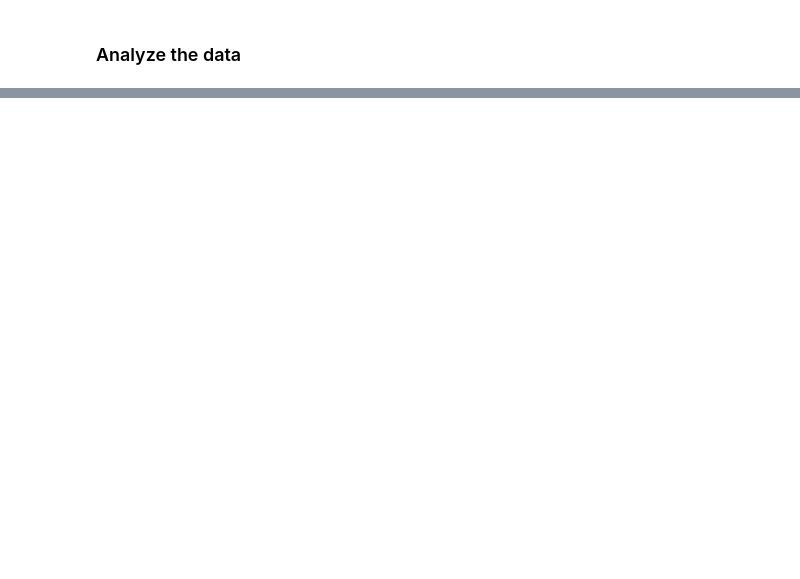
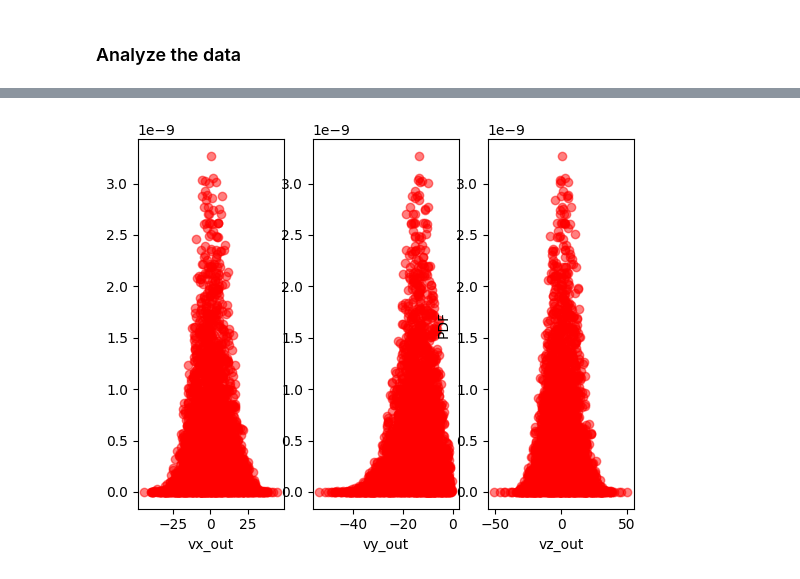
Before and after one commit to QuintenTijn/4AI000_Heat_and_flow, a Jupyter notebook: Materials_for_ML_assigment_2025/GMM_testing_notebook.ipynb, the cells around one changed output, grey strips where cells are left out. Drawn from its saved outputs; the diff is of its cells as text; code cells hidden in the pictures; blank space fills up the shorter version.

```diff
--- a/Materials_for_ML_assigment_2025/GMM_testing_notebook.ipynb
+++ b/Materials_for_ML_assigment_2025/GMM_testing_notebook.ipynb
@@ -210,0 +279,19 @@ from sklearn.model_selection import train_test_split
+# %%
+logprob = gmm_model.score_samples(X_df)
+
+# Extract the pdf from the GMM model
+fig, ax = plt.subplots(1,3)
+labels = ["vx_out", "vy_out", "vz_out"]
+
+for row in range(3):
+    pdf = np.exp(logprob)
+    v_out = X_df.iloc[:,3+row]
+
+    # Visualize the pdf against the v_out (either vx_out, vy_out or vz_out)
+    ax[row].scatter(v_out, pdf, c='red', alpha=0.5, label='PDF')
+    ax[row].set_xlabel(f'{labels[row]}')
+
+plt.ylabel("PDF")
+plt.show()
+# %% [output]
+[figure, added]
```
Also changed, not shown: parts of 11 cells of this notebook.
